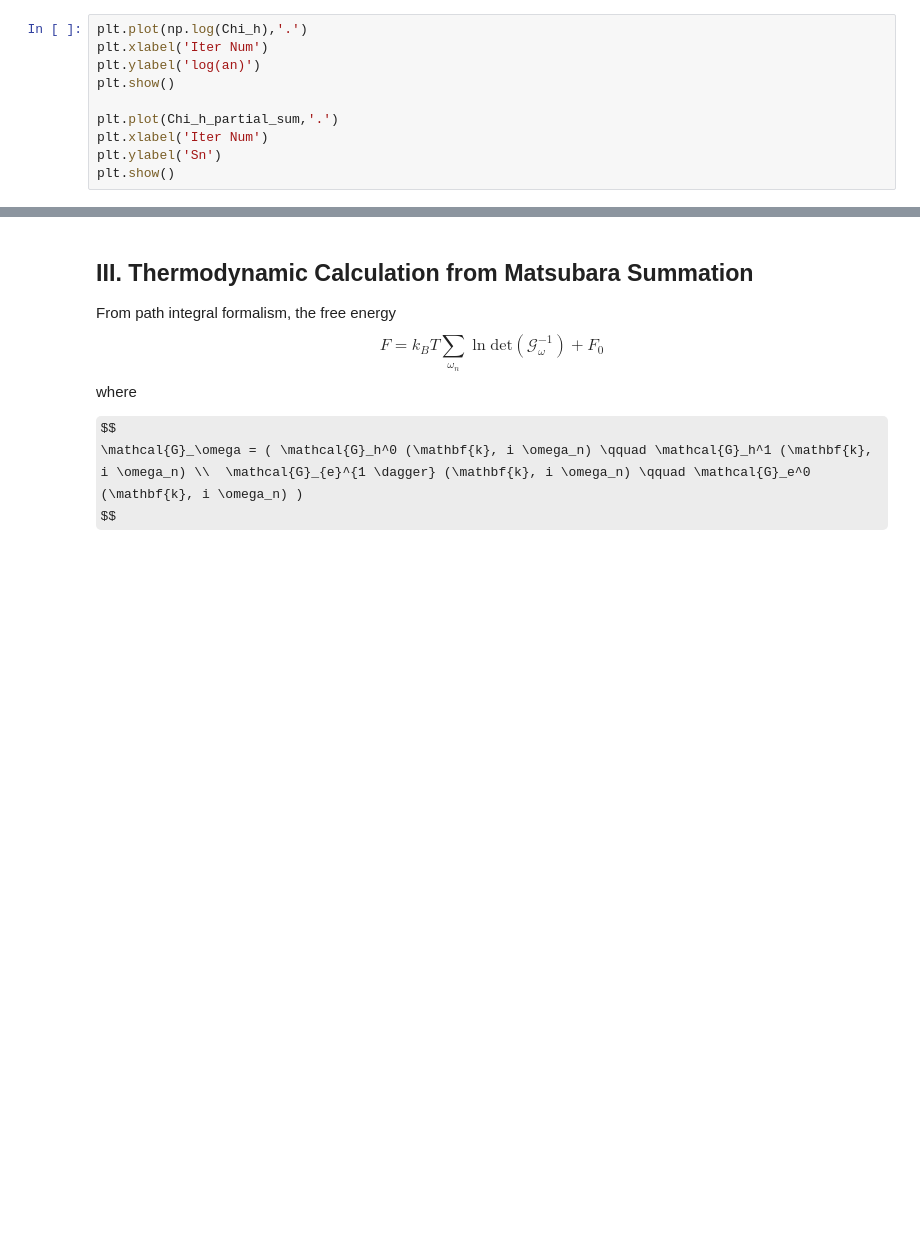
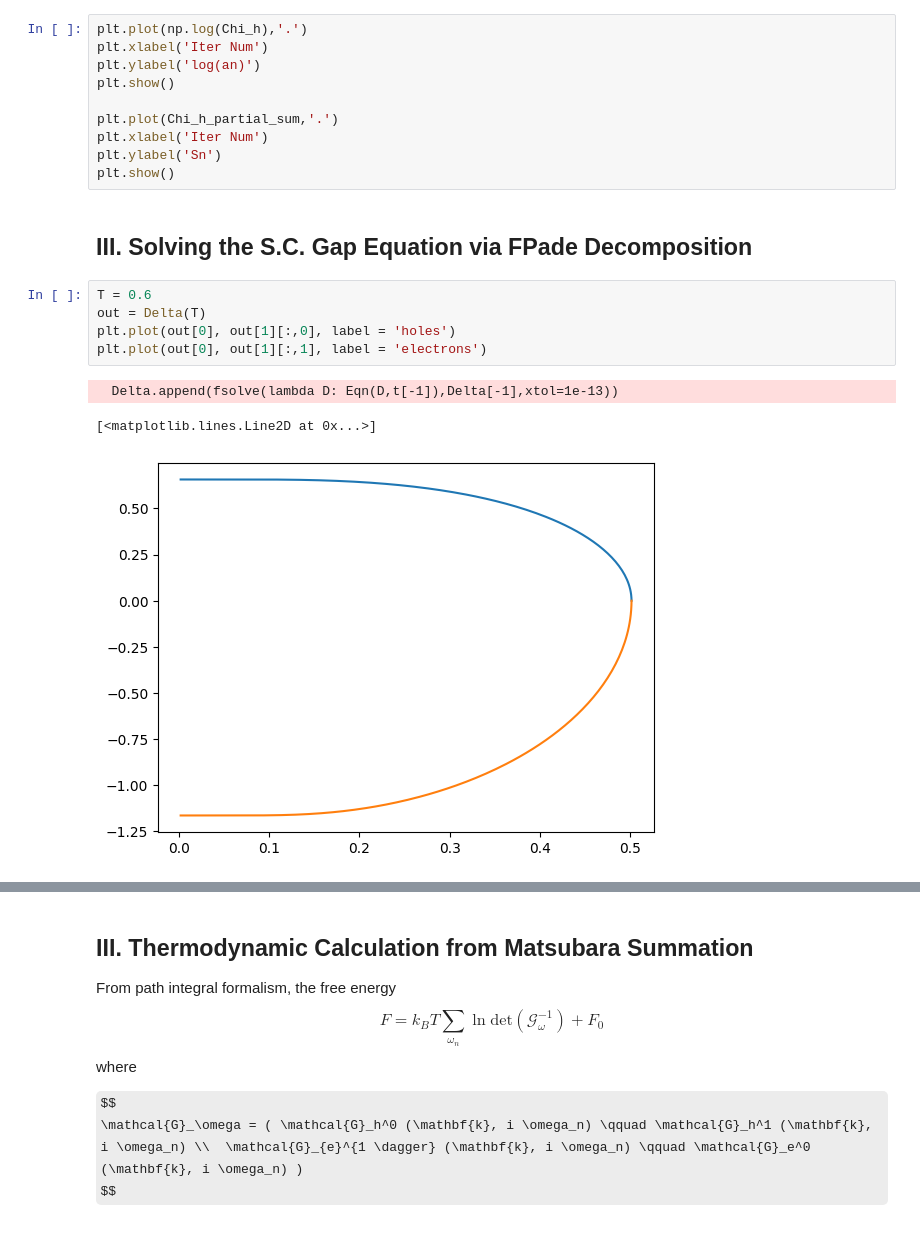
Before and after one commit to yulu-duck/two-band-superconductor, a Jupyter notebook: test.ipynb, the cells around one changed output, grey strips where cells are left out. Drawn from its saved outputs; the diff is of its cells as text; some formulas as TeX source; blank space fills up the shorter version.

Commit message:
updated solving the gap equations
used the Pade decomposition scheme to solve the gap equation. now it is solvable within 50-400 terms of Matsubara evaluations

```diff
--- a/test.ipynb
+++ b/test.ipynb
@@ -213,3 +213,14 @@ plt.plot(Chi_h_partial_sum,'.')
 plt.xlabel('Iter Num')
 plt.ylabel('Sn')
 plt.show()
+# %% [markdown]
+## III. Solving the S.C. Gap Equation via FPade Decomposition
+# %%
+T = 0.6
+out = Delta(T)
+plt.plot(out[0], out[1][:,0], label = 'holes')
+plt.plot(out[0], out[1][:,1], label = 'electrons')
+# %% [output]
+  Delta.append(fsolve(lambda D: Eqn(D,t[-1]),Delta[-1],xtol=1e-13))
+[<matplotlib.lines.Line2D at 0x...>]
+[figure, added]
```
Also changed, not shown: parts of 11 cells of this notebook, 3 other files.
